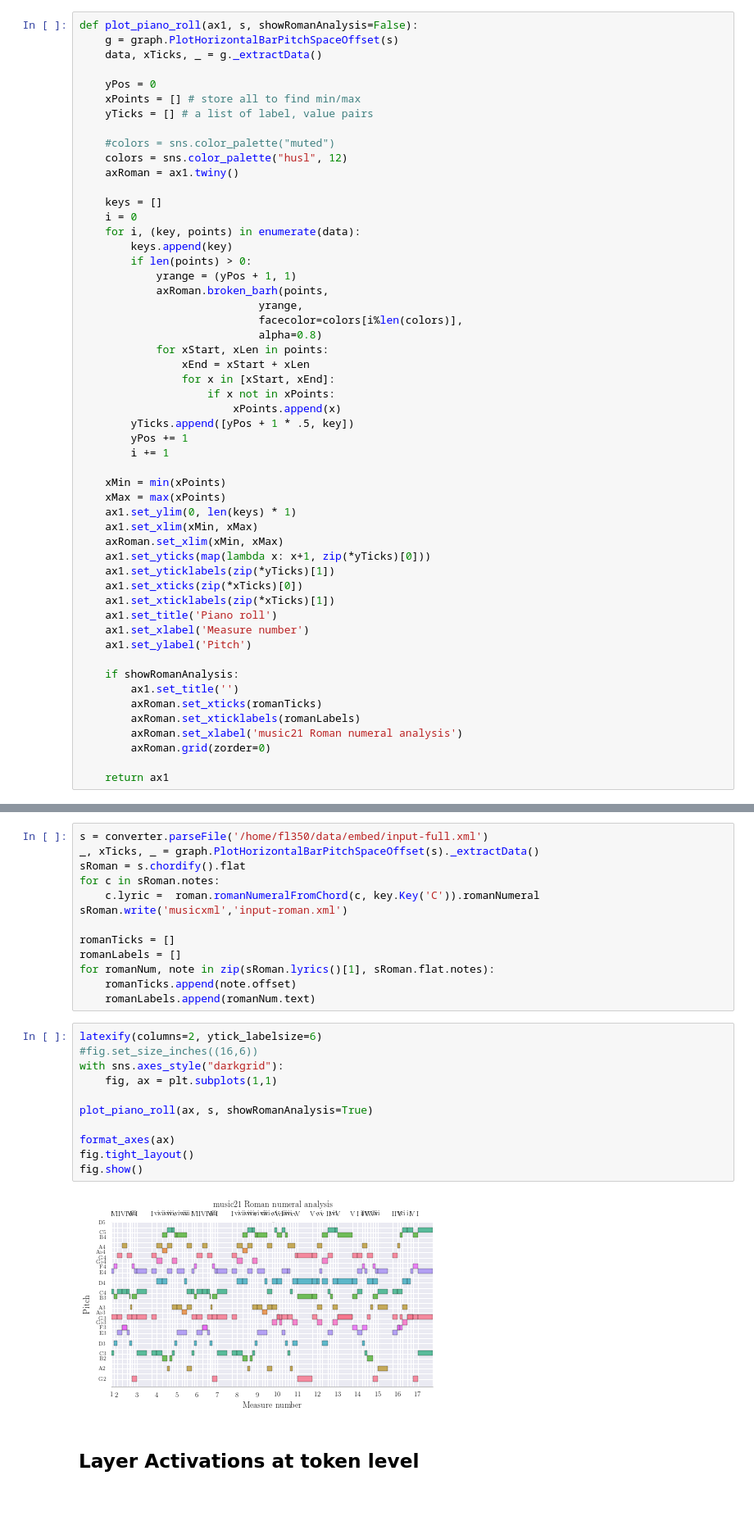
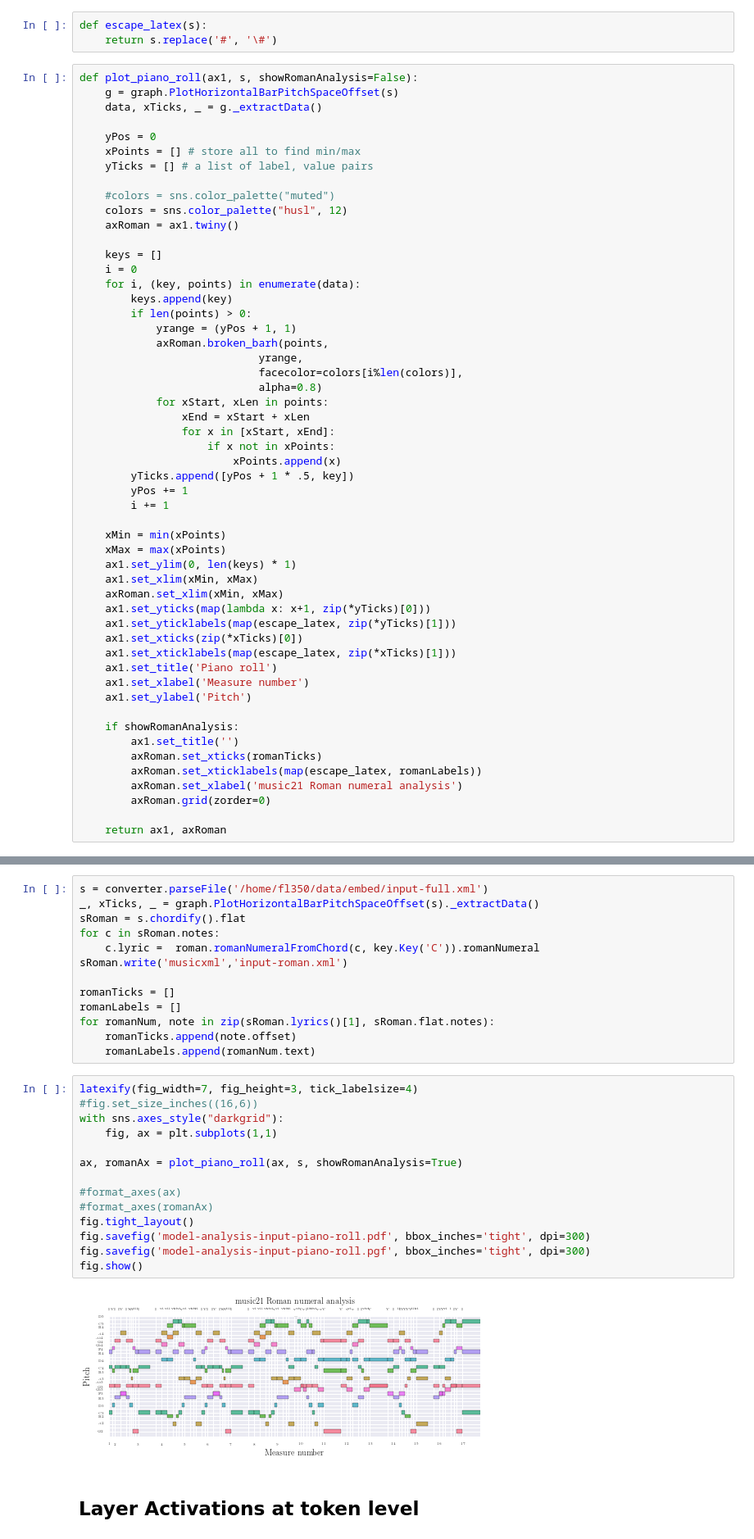
Before and after one commit to feynmanliang/bachbot-thesis, a Jupyter notebook: jupyter-notebooks/LSTM Visualizations.ipynb, the cells around one changed output, grey strips where cells are left out. Shown at 82% size. Saved outputs shown, nothing was run; the diff lists cells and outputs as text; blank space fills up the shorter version.

Commit message:
Work on latexify ch7

```diff
--- a/jupyter-notebooks/LSTM Visualizations.ipynb
+++ b/jupyter-notebooks/LSTM Visualizations.ipynb
@@ -109,6 +101,9 @@ for idx, order in idx_to_order.items():
         n = note.Note()
         n.pitch.midi = midiPitch
         order_to_txt[order] = n.nameWithOctave
+# %%
+def escape_latex(s):
+    return s.replace('#', '\#')
 # %%
 def plot_piano_roll(ax1, s, showRomanAnalysis=False):
     g = graph.PlotHorizontalBarPitchSpaceOffset(s)
@@ -147,9 +142,9 @@ def plot_piano_roll(ax1, s, showRomanAnalysis=False):
     ax1.set_xlim(xMin, xMax)
     axRoman.set_xlim(xMin, xMax)
     ax1.set_yticks(map(lambda x: x+1, zip(*yTicks)[0]))
-    ax1.set_yticklabels(zip(*yTicks)[1])
+    ax1.set_yticklabels(map(escape_latex, zip(*yTicks)[1]))
     ax1.set_xticks(zip(*xTicks)[0])
-    ax1.set_xticklabels(zip(*xTicks)[1])
+    ax1.set_xticklabels(map(escape_latex, zip(*xTicks)[1]))
     ax1.set_title('Piano roll')
     ax1.set_xlabel('Measure number')
     ax1.set_ylabel('Pitch')
@@ -157,11 +152,11 @@ def plot_piano_roll(ax1, s, showRomanAnalysis=False):
     if showRomanAnalysis:
         ax1.set_title('')
         axRoman.set_xticks(romanTicks)
-        axRoman.set_xticklabels(romanLabels)
+        axRoman.set_xticklabels(map(escape_latex, romanLabels))
         axRoman.set_xlabel('music21 Roman numeral analysis')
         axRoman.grid(zorder=0)
 
-    return ax1
+    return ax1, axRoman
 # %% [markdown]
 ### The test score used as network input
 # %%
@@ -183,18 +178,21 @@ for romanNum, note in zip(sRoman.lyrics()[1], sRoman.flat.notes):
     romanTicks.append(note.offset)
     romanLabels.append(romanNum.text)
 # %%
-latexify(columns=2, ytick_labelsize=6)
+latexify(fig_width=7, fig_height=3, tick_labelsize=4)
 #fig.set_size_inches((16,6))
 with sns.axes_style("darkgrid"):
     fig, ax = plt.subplots(1,1)
 
-plot_piano_roll(ax, s, showRomanAnalysis=True)
+ax, romanAx = plot_piano_roll(ax, s, showRomanAnalysis=True)
 
-format_axes(ax)
+#format_axes(ax)
+#format_axes(romanAx)
 fig.tight_layout()
+fig.savefig('model-analysis-input-piano-roll.pdf', bbox_inches='tight', dpi=300)
+fig.savefig('model-analysis-input-piano-roll.pgf', bbox_inches='tight', dpi=300)
 fig.show()
 # %% [output]
-[figure, old version]
+[figure, new version]
 # %% [markdown]
 ## Layer Activations at token level
 # %%
```
Also changed, not shown: parts of 11 cells of this notebook, 26 other files.
